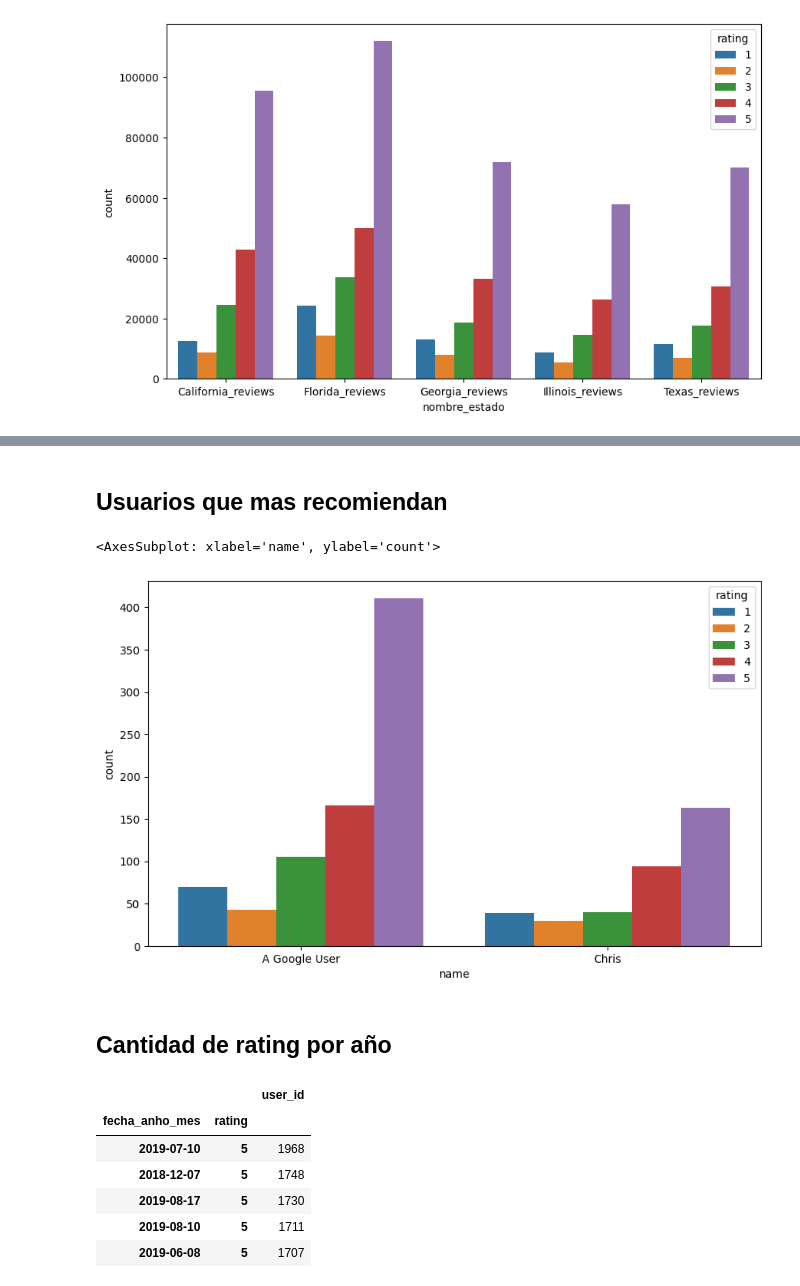
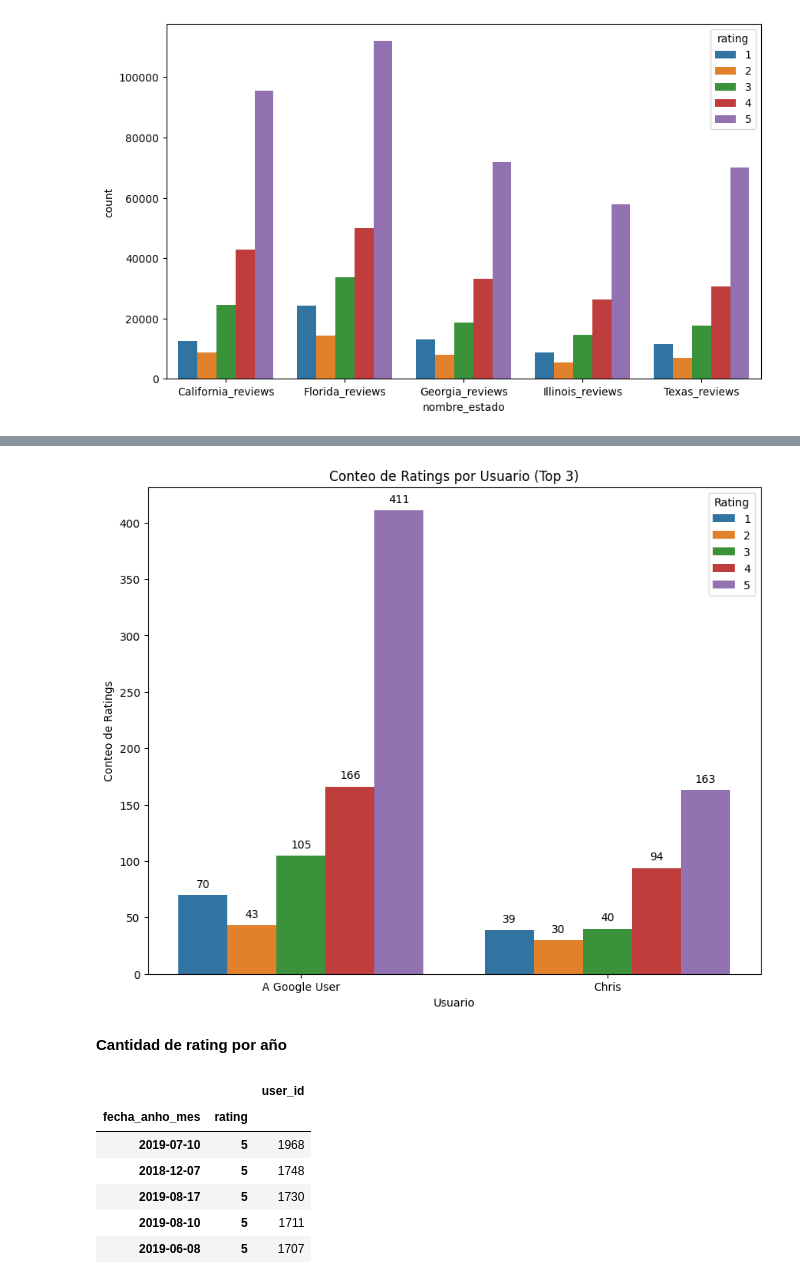
Before and after one commit to Marianopopov/Google_Yelp_Recommend, a Jupyter notebook: notebooks/EDA_Google/eda_google.ipynb, the cells around one changed output, grey strips where cells are left out. Drawn from its saved outputs; the diff is of its cells as text; code cells hidden in the pictures.

Commit message:
feature: documentacion eda_google

```diff
--- a/notebooks/EDA_Google/eda_google.ipynb
+++ b/notebooks/EDA_Google/eda_google.ipynb
@@ -49,4 +67,4 @@ def convertir_a_diccionario(texto):
         return {}
 
 
-estados['resp'] = pd.Series(estados['resp']).apply(lambda x:  convertir_a_diccionario(x) if x is not None else '')
+estados['resp'] = pd.Series(estados['resp']).apply(lambda x:  convertir_a_diccionario(x))
@@ -125,4 +153,7 @@ def convertir_fecha(x):
 estados['fecha'] = estados['time'].apply(convertir_fecha)
 estados['resp_fecha'] = estados['resp_time'].fillna(0).apply(convertir_fecha)
 estados.drop(columns=['time','resp_time'],inplace=True)
+# %%
+estados['fecha_anho_mes'] = pd.to_datetime(estados['fecha']).dt.date
+estados['anho'] = pd.to_datetime(estados['fecha']).dt.year
 # %% [markdown]
@@ -174,3 +206,26 @@ sns.countplot(x='nombre_estado', hue='rating', data=estados[mask])
 # %% [output]
 <AxesSubplot: xlabel='nombre_estado', ylabel='count'>
 [figure]
+# %%
+import seaborn as sns
+import matplotlib.pyplot as plt
+
+estados_top_5 = ['Florida_reviews', 'California_reviews', 'Georgia_reviews', 'Texas_reviews', 'Illinois_reviews']
+
+mask = estados['nombre_estado'].isin(estados_top_5)
+
+# Crea el gráfico de barras
+plt.figure(figsize=(20, 15))
+sns.countplot(x='nombre_estado', hue='rating', data=estados[mask])
+
+# Agrega etiquetas horizontales a cada barra
+for p in plt.gca().patches:
+    plt.gca().annotate(f'{int(p.get_height())}', (p.get_x() + p.get_width() / 2., p.get_height()),
+                       ha='center', va='center', xytext=(0, 10), textcoords='offset points', rotation=0)
+
+plt.title('Conteo de Ratings por Estado (Top 5)')
+plt.xlabel('Estado')
+plt.xticks(rotation=45, ha='right')
+plt.ylabel('Conteo de Ratings')
+plt.legend(title='Rating')
+plt.show()
@@ -212,17 +236,26 @@ estados[['name','rating','user_id']].groupby(['name','rating']).count().sort_val
-# %% [markdown]
-## Usuarios que mas recomiendan
 # %%
 import seaborn as sns
 import matplotlib.pyplot as plt
 
-user_top_3 = ['A Google User',' ','Chris']
+user_top_3 = ['A Google User', ' ', 'Chris']
 
 mask = estados['name'].isin(user_top_3)
 
-plt.figure(figsize=(10, 6))
+# Crea el gráfico de barras
+plt.figure(figsize=(10, 8))
 sns.countplot(x='name', hue='rating', data=estados[mask])
+
+# Agrega etiquetas a cada barra
+for p in plt.gca().patches:
+    plt.gca().annotate(f'{int(p.get_height())}', (p.get_x() + p.get_width() / 2., p.get_height()),
+                       ha='center', va='center', xytext=(0, 10), textcoords='offset points')
+
+plt.title('Conteo de Ratings por Usuario (Top 3)')
+plt.xlabel('Usuario')
+plt.ylabel('Conteo de Ratings')
+plt.legend(title='Rating')
+plt.show()
 # %% [output]
-<AxesSubplot: xlabel='name', ylabel='count'>
-[figure, old version]
+[figure, new version]
 # %% [markdown]
-## Cantidad de rating por año
+**Cantidad de rating por año**
```
Also changed, not shown: parts of 25 cells of this notebook.
